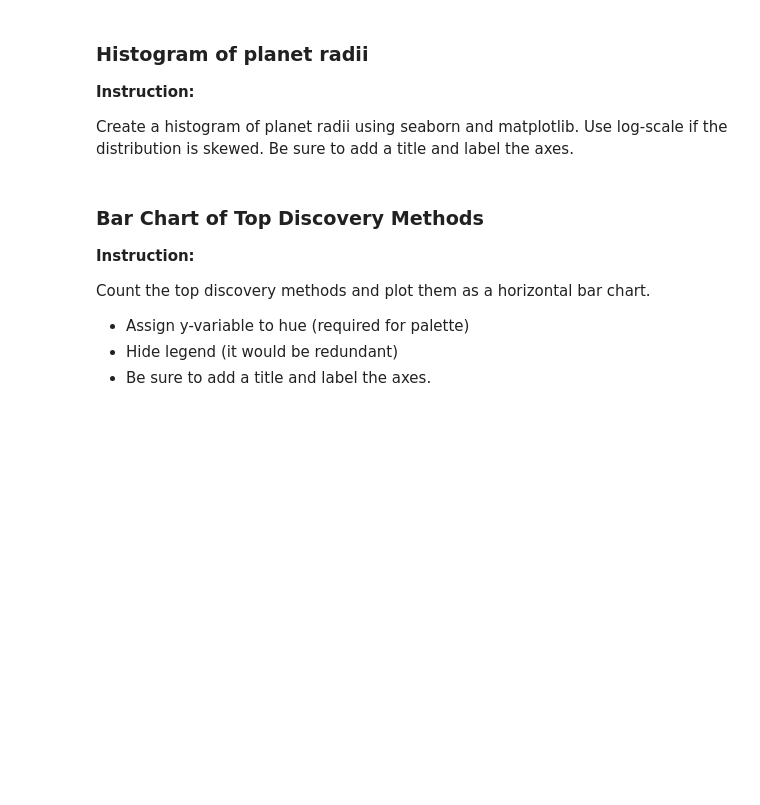
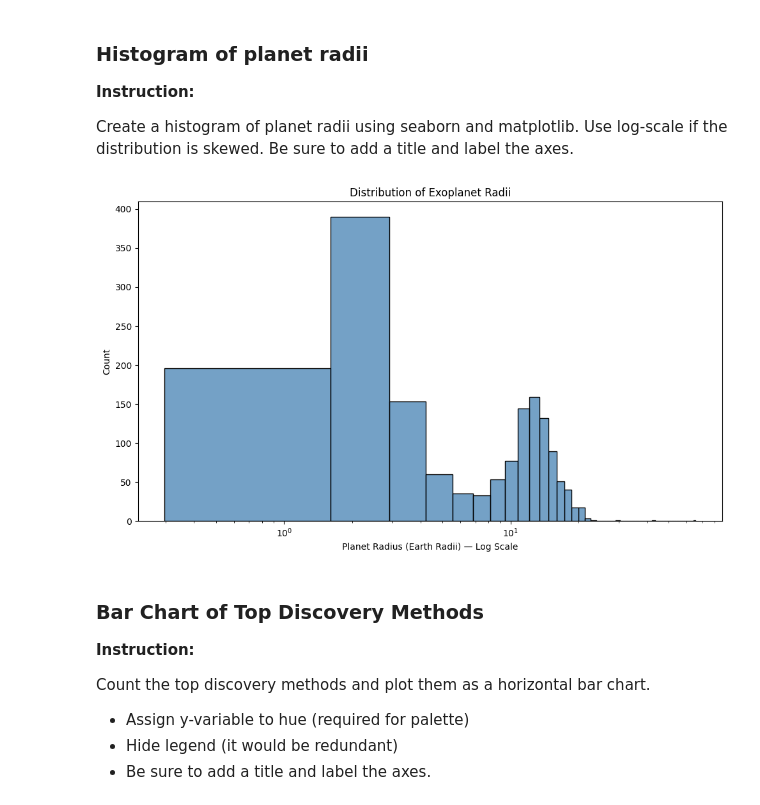
Before and after one commit to udacity/cd0024-project-starter, a Jupyter notebook: starter/Project.ipynb, the cells around one changed output. Saved outputs shown, nothing was run; the diff lists cells and outputs as text; code cells hidden in the pictures; blank space fills up the shorter version.

Commit message:
update exoplanet starter notebook

```diff
--- a/starter/Project.ipynb
+++ b/starter/Project.ipynb
@@ -178,6 +307,20 @@ star_planet_pairs = list(planets_per_star.items())
 Create a histogram of planet radii using seaborn and matplotlib. Use log-scale if the distribution is skewed. Be sure to add a title and label the axes.
 # %%
 #TODO: Create a histogram of planet radii using seaborn
+# Histogram of planet radii using seaborn
+import seaborn as sns
+import matplotlib.pyplot as plt
+
+fig, ax = plt.subplots(figsize=(10, 6))
+sns.histplot(df['pl_rade'].dropna(), bins=50, ax=ax, color='steelblue')
+ax.set_xscale('log')
+ax.set_xlabel('Planet Radius (Earth Radii) — Log Scale')
+ax.set_ylabel('Count')
+ax.set_title('Distribution of Exoplanet Radii')
+plt.tight_layout()
+plt.show()
+# %% [output]
+[figure, added]
 # %% [markdown]
 ### Bar Chart of Top Discovery Methods
 **Instruction:**
```
Also changed, not shown: parts of 18 cells of this notebook, 6 other files.
